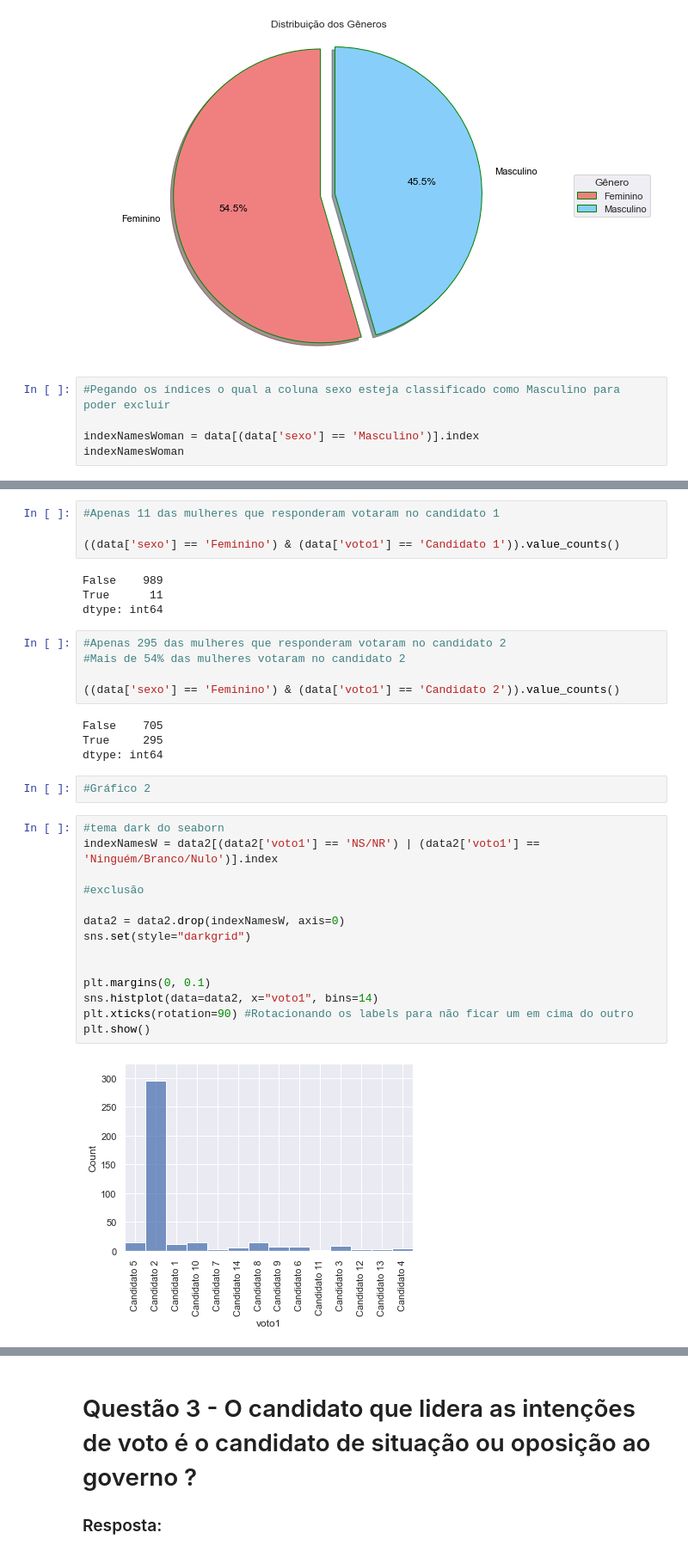
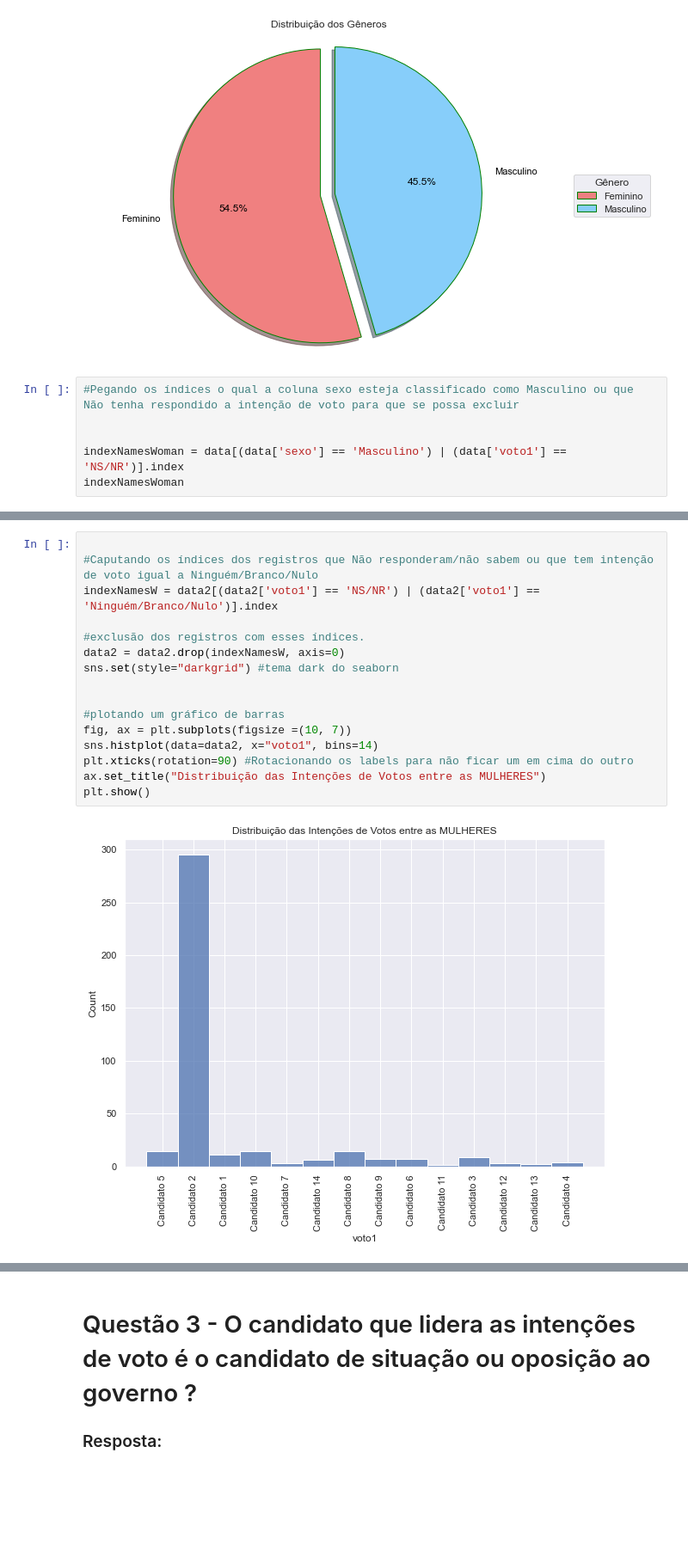
Before and after one commit to luizfsoares/Processo-Quaest, a Jupyter notebook: analise.ipynb, the cells around one changed output, grey strips where cells are left out. Shown: that part at 86% size. Cells and saved outputs as stored; diff of their text form; blank space fills up the shorter version.

```diff
--- a/analise.ipynb
+++ b/analise.ipynb
@@ -159,9 +162,10 @@ plt.show()
 # %% [output]
 [figure]
 # %%
-#Pegando os índices o qual a coluna sexo esteja classificado como Masculino para poder excluir
+#Pegando os índices o qual a coluna sexo esteja classificado como Masculino ou que Não tenha respondido a intenção de voto para que se possa excluir
 
-indexNamesWoman = data[(data['sexo'] == 'Masculino')].index
+
+indexNamesWoman = data[(data['sexo'] == 'Masculino') | (data['voto1'] == 'NS/NR')].index
 indexNamesWoman
 # %% [output]
 Int64Index([  0,   1,   2,   3,   4,   5,   6,   7,   8,   9,
@@ -217,38 +221,21 @@ Candidato 7              3
 Candidato 13             2
 Candidato 11             1
 Name: voto1, dtype: int64
-# %%
-#Apenas 11 das mulheres que responderam votaram no candidato 1
-
-((data['sexo'] == 'Feminino') & (data['voto1'] == 'Candidato 1')).value_counts()
-# %% [output]
-False    989
-True      11
-dtype: int64
-# %%
-#Apenas 295 das mulheres que responderam votaram no candidato 2
-#Mais de 54% das mulheres votaram no candidato 2
-
-((data['sexo'] == 'Feminino') & (data['voto1'] == 'Candidato 2')).value_counts()
-# %% [output]
-False    705
-True     295
-dtype: int64
-# %%
-#Gráfico 2
 # %%
-#tema dark do seaborn
+
+#Caputando os índices dos registros que Não responderam/não sabem ou que tem intenção de voto igual a Ninguém/Branco/Nulo
 indexNamesW = data2[(data2['voto1'] == 'NS/NR') | (data2['voto1'] == 'Ninguém/Branco/Nulo')].index
 
-#exclusão
-
+#exclusão dos registros com esses índices.
 data2 = data2.drop(indexNamesW, axis=0)
-sns.set(style="darkgrid")
+sns.set(style="darkgrid") #tema dark do seaborn
 
 
-plt.margins(0, 0.1)
+#plotando um gráfico de barras
+fig, ax = plt.subplots(figsize =(10, 7))
 sns.histplot(data=data2, x="voto1", bins=14)
 plt.xticks(rotation=90) #Rotacionando os labels para não ficar um em cima do outro
+ax.set_title("Distribuição das Intenções de Votos entre as MULHERES")
 plt.show()
 # %% [output]
-[figure, old version]
+[figure, new version]
```
Also changed, not shown: parts of 10 cells of this notebook.
